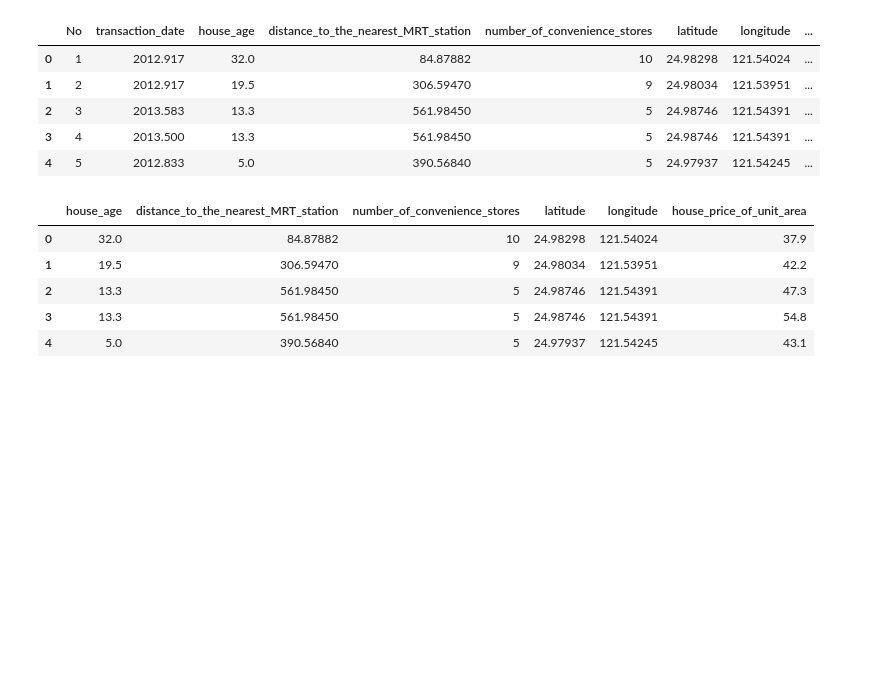
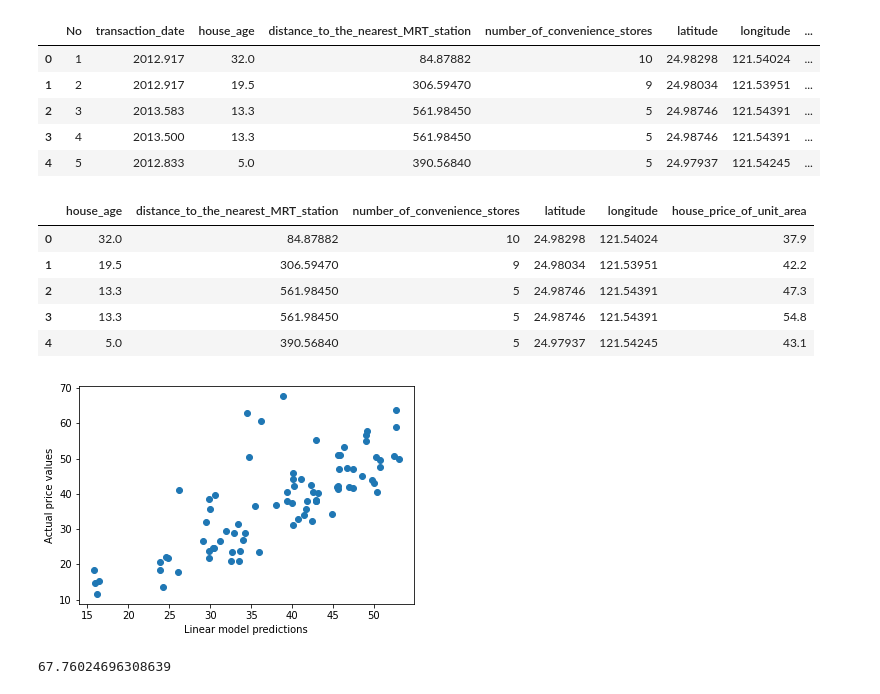
Before and after one commit to morgangant16/DATA-445, a Jupyter notebook: Homework/Homework_1.ipynb, the cells around one changed output. Drawn from its saved outputs; the diff is of its cells as text; code cells hidden in the pictures; blank space fills up the shorter version.

```diff
--- a/Homework/Homework_1.ipynb
+++ b/Homework/Homework_1.ipynb
@@ -43,3 +66,25 @@ y= house_price['house_price_of_unit_area']
 
 #Splitting the data
 x_train, x_test, y_train, y_test = train_test_split(x, y, test_size= 0.2)
+# %%
+from sklearn.linear_model import LinearRegression
+#Building Linear Model
+lm_md= LinearRegression().fit(x_train, y_train)
+# %%
+#Make predictions on test
+lm_pred= lm_md.predict(x_test)
+lm_pred #How good are these predictions?
+
+import matplotlib.pyplot as plt
+plt.scatter(lm_pred, y_test)
+plt.xlabel('Linear model predictions')
+plt.ylabel('Actual price values')
+plt.show()
+# %% [output]
+[figure, added]
+# %%
+#Computing MSE (Lower the better)
+MSE=np.mean((y_test-lm_pred)**2)
+MSE
+# %% [output]
+67.76024696308639
```
Also changed, not shown: parts of 7 cells of this notebook.
